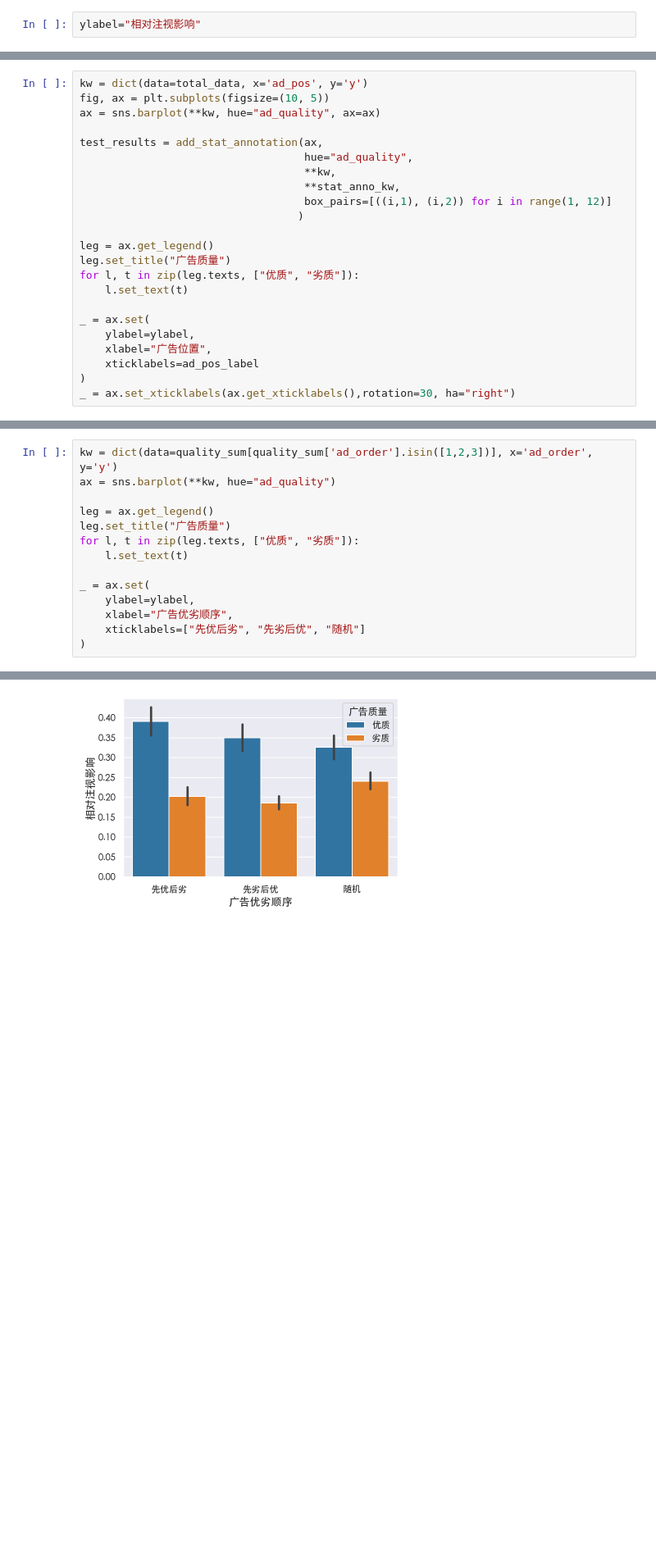
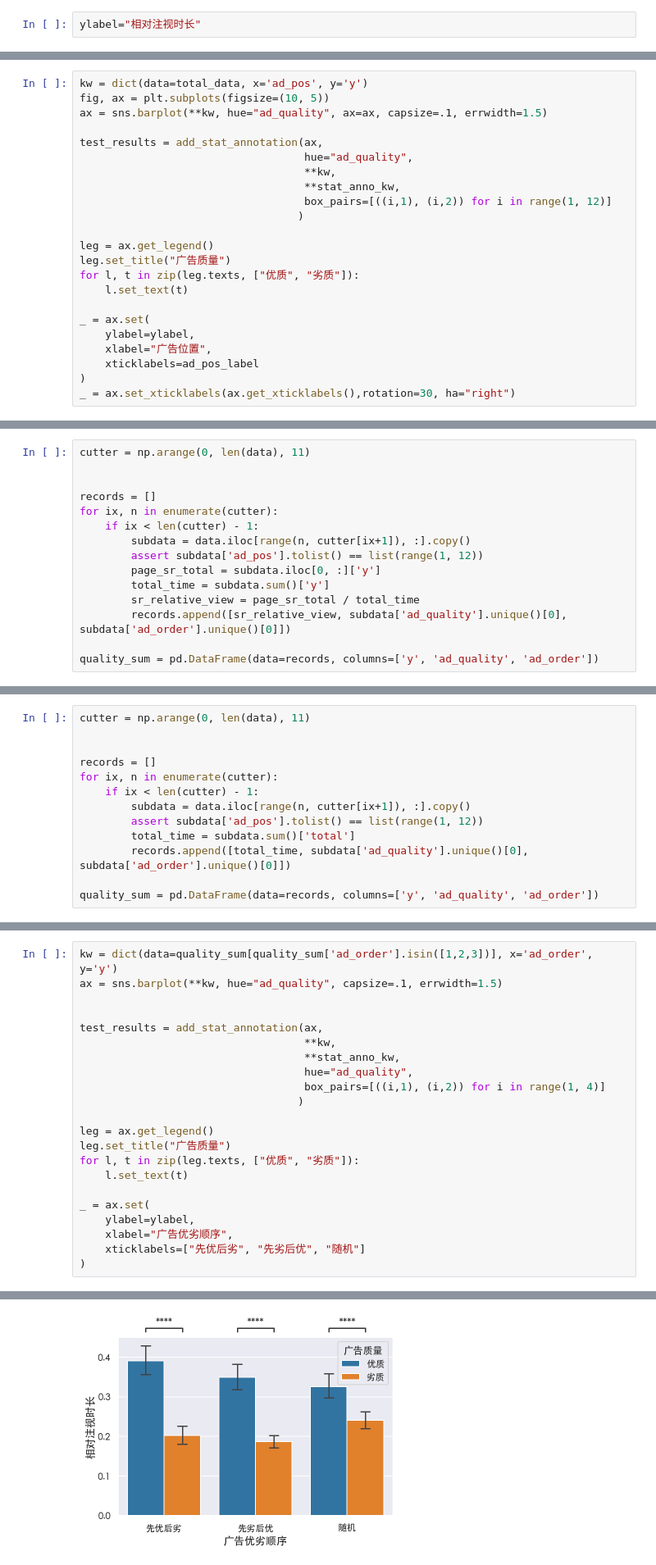
Before and after one commit to Mr-Milk/SERP-AD-EyeTracking, a Jupyter notebook: search_factors.ipynb, the cells around one changed output, grey strips where cells are left out. Shown: that part at 82% size. Saved outputs shown, nothing was run; the diff lists cells and outputs as text; blank space fills up the shorter version.

```diff
--- a/search_factors.ipynb
+++ b/search_factors.ipynb
@@ -90,7 +112,7 @@ ad_data = total_data[total_data['ad_pos'].isin([1,2,3,4,5])] # select only ad bl
 - \*\*\*: 1.00e-04 < p <= 1.00e-03
 - \*\*\*\*: p <= 1.00e-04
 # %%
-ylabel="相对注视影响"
+ylabel="相对注视时长"
 # %%
 def compare_groups(data, factor, groups):
     s, p = kruskal(*[data[data[factor] == i]['y'] for i in groups])
@@ -170,7 +228,7 @@ ns: 5.00e-02 < p <= 1.00e+00
 # %%
 kw = dict(data=total_data, x='ad_pos', y='y')
 fig, ax = plt.subplots(figsize=(10, 5))
-ax = sns.barplot(**kw, hue="ad_quality", ax=ax)
+ax = sns.barplot(**kw, hue="ad_quality", ax=ax, capsize=.1, errwidth=1.5)
 
 test_results = add_stat_annotation(ax,
                                    hue="ad_quality",
@@ -288,0 +466,15 @@ ns: 5.00e-02 < p <= 1.00e+00
+# %%
+cutter = np.arange(0, len(data), 11)
+
+
+records = []
+for ix, n in enumerate(cutter):
+    if ix < len(cutter) - 1:
+        subdata = data.iloc[range(n, cutter[ix+1]), :].copy()
+        assert subdata['ad_pos'].tolist() == list(range(1, 12))
+        page_sr_total = subdata.iloc[0, :]['y']
+        total_time = subdata.sum()['y']
+        sr_relative_view = page_sr_total / total_time
+        records.append([sr_relative_view, subdata['ad_quality'].unique()[0], subdata['ad_order'].unique()[0]])
+
+quality_sum = pd.DataFrame(data=records, columns=['y', 'ad_quality', 'ad_order'])
@@ -288,0 +508,13 @@ ns: 5.00e-02 < p <= 1.00e+00
+# %%
+cutter = np.arange(0, len(data), 11)
+
+
+records = []
+for ix, n in enumerate(cutter):
+    if ix < len(cutter) - 1:
+        subdata = data.iloc[range(n, cutter[ix+1]), :].copy()
+        assert subdata['ad_pos'].tolist() == list(range(1, 12))
+        total_time = subdata.sum()['total']
+        records.append([total_time, subdata['ad_quality'].unique()[0], subdata['ad_order'].unique()[0]])
+
+quality_sum = pd.DataFrame(data=records, columns=['y', 'ad_quality', 'ad_order'])
@@ -290,7 +549,15 @@ ns: 5.00e-02 < p <= 1.00e+00
 ### 广告优劣顺序
 # %%
 kw = dict(data=quality_sum[quality_sum['ad_order'].isin([1,2,3])], x='ad_order', y='y')
-ax = sns.barplot(**kw, hue="ad_quality")
+ax = sns.barplot(**kw, hue="ad_quality", capsize=.1, errwidth=1.5)
+
+
+test_results = add_stat_annotation(ax,
+                                   **kw,
+                                   **stat_anno_kw,
+                                   hue="ad_quality",
+                                   box_pairs=[((i,1), (i,2)) for i in range(1, 4)]
+                                  )
 
 leg = ax.get_legend()
 leg.set_title("广告质量")
@@ -306,4 +583,4 @@ _ = ax.set(
-[figure, old version]
+[figure, new version]
 # %% [markdown]
 ### 利用梯度强化树(Gradient boosting tree)进行特征提取(feature selection)
 
```
Also changed, not shown: parts of 23 cells of this notebook, 29 other files.
